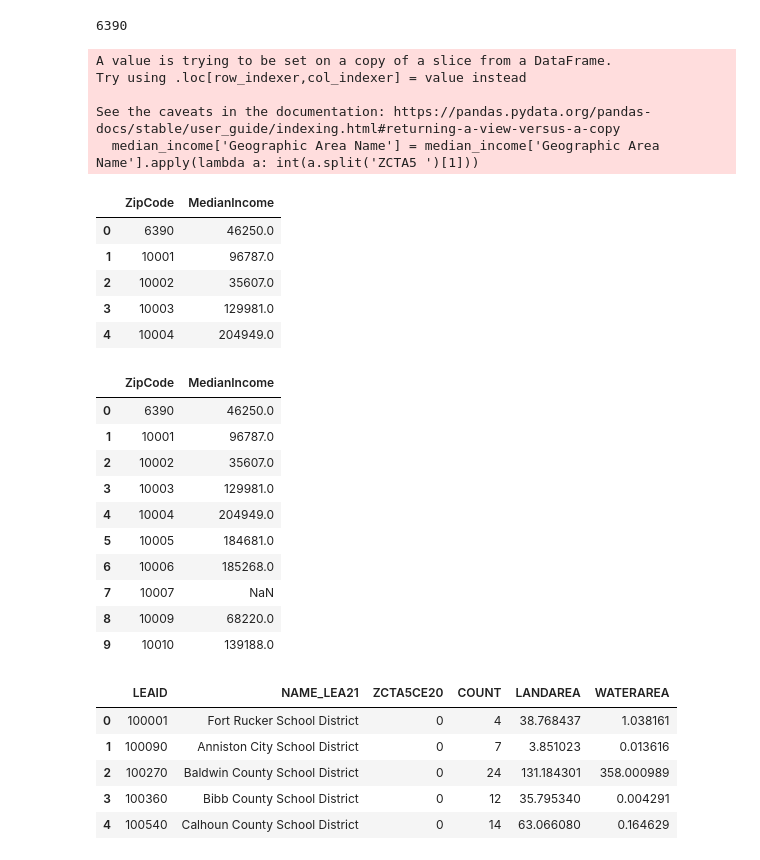
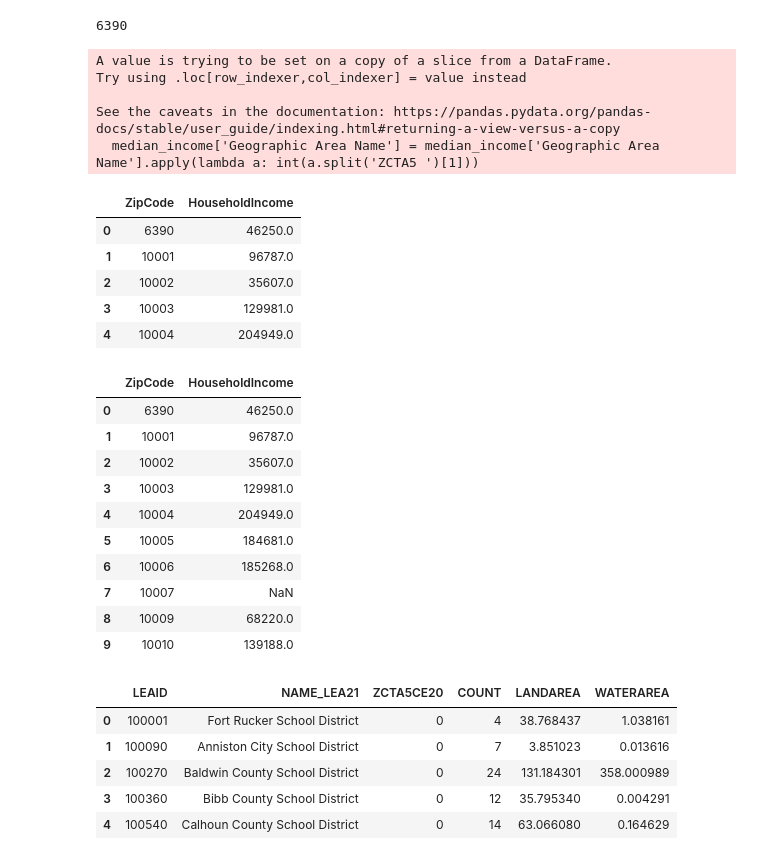
Before and after one commit to knowledgeforall/Dev10_Final_Project, a Jupyter notebook: code/MedianIncome.ipynb, the cells around one changed output. Drawn from its saved outputs; the diff is of its cells as text; code cells hidden in the pictures.

```diff
--- a/code/MedianIncome.ipynb
+++ b/code/MedianIncome.ipynb
@@ -45,17 +45,17 @@ int(a.split('ZCTA5 ')[1])
 # %%
 # converting zip codes into integers
 # renaming columns
 median_income['Geographic Area Name'] = median_income['Geographic Area Name'].apply(lambda a: int(a.split('ZCTA5 ')[1]))
-median_income = median_income.rename(columns={'Geographic Area Name': 'ZipCode', 'Estimate!!Households!!Median income (dollars)':'MedianIncome'})
-median_income['MedianIncome'] = pd.to_numeric(median_income['MedianIncome'], errors='coerce')
+median_income = median_income.rename(columns={'Geographic Area Name': 'ZipCode', 'Estimate!!Households!!Median income (dollars)':'HouseholdIncome'})
+median_income['HouseholdIncome'] = pd.to_numeric(median_income['HouseholdIncome'], errors='coerce')
 median_income.head()
 # %% [output]
 A value is trying to be set on a copy of a slice from a DataFrame.
 Try using .loc[row_indexer,col_indexer] = value instead
 
 See the caveats in the documentation: https://pandas.pydata.org/pandas-docs/stable/user_guide/indexing.html#returning-a-view-versus-a-copy
   median_income['Geographic Area Name'] = median_income['Geographic Area Name'].apply(lambda a: int(a.split('ZCTA5 ')[1]))
-|  | ZipCode | MedianIncome |
+|  | ZipCode | HouseholdIncome |
 | 0 | 6390 | 46250.0 |
 | 1 | 10001 | 96787.0 |
 | 2 | 10002 | 35607.0 |
@@ -64,7 +64,7 @@ See the caveats in the documentation: https://pandas.pydata.org/pandas-docs/stab
 # %%
 median_income.head(10)
 # %% [output]
-|  | ZipCode | MedianIncome |
+|  | ZipCode | HouseholdIncome |
 | 0 | 6390 | 46250.0 |
 | 1 | 10001 | 96787.0 |
 | 2 | 10002 | 35607.0 |
```
Also changed, not shown: parts of 3 cells of this notebook, 9 other files.
